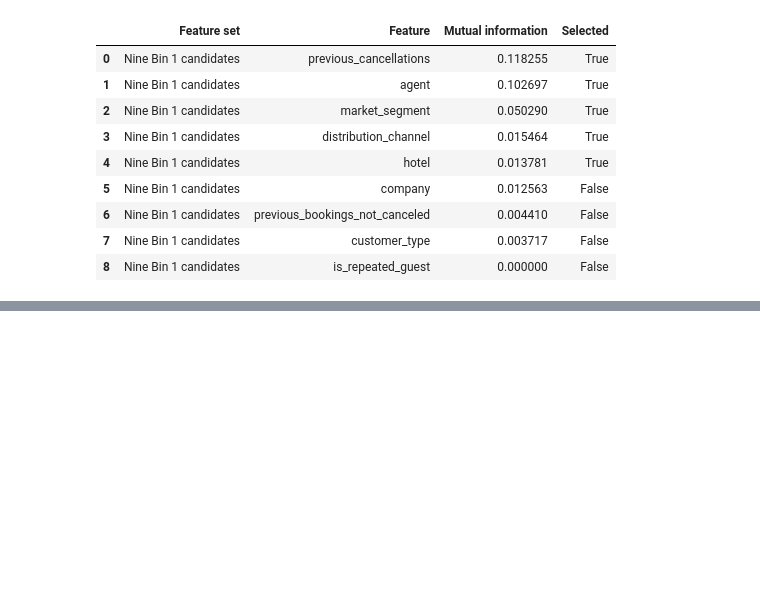
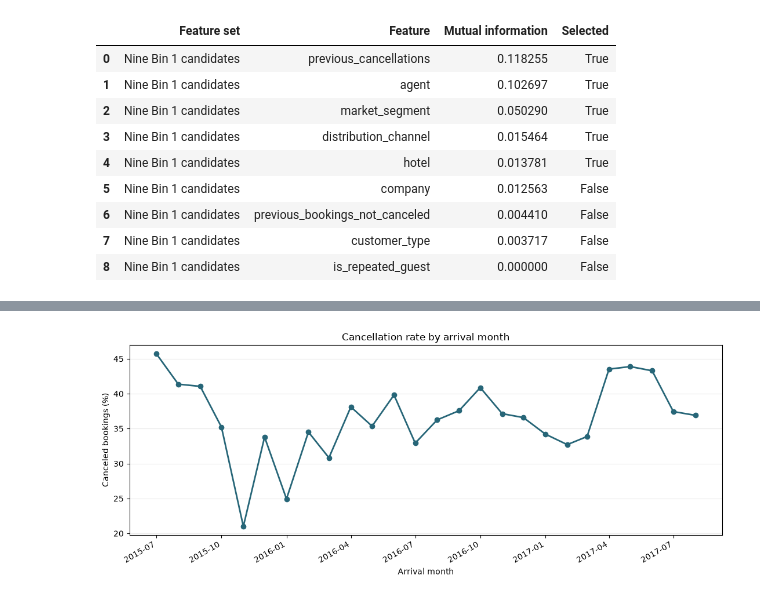
Before and after one commit to Nitishvarma50/Hotel_booking_optimization, a Jupyter notebook: notebooks/02_EDA.ipynb, the cells around one changed output, grey strips where cells are left out. Cells and saved outputs as stored; diff of their text form; code cells hidden in the pictures; blank space fills up the shorter version.

Commit message:
Update EDA and booking optimization artifacts
Co-authored-by: Copilot <223556219+Copilot@users.noreply.github.com>

```diff
--- a/notebooks/02_EDA.ipynb
+++ b/notebooks/02_EDA.ipynb
@@ -158,0 +163,15 @@ Selected features: ['previous_cancellations', 'agent', 'market_segment', 'distri
+# %%
+import matplotlib.pyplot as plt
+import numpy as np
+
+# Monthly cancellation rate across the approved filtered population.
+monthly = prepared_df.assign(month=prepared_df["arrival_date"].dt.to_period("M").dt.to_timestamp()).groupby("month")[features.TARGET].mean()
+fig, ax = plt.subplots(figsize=(11, 4.5))
+ax.plot(monthly.index, monthly.values * 100, marker="o", linewidth=2, color="#276678")
+ax.set(title="Cancellation rate by arrival month", xlabel="Arrival month", ylabel="Canceled bookings (%)")
+ax.grid(axis="y", alpha=0.25)
+fig.autofmt_xdate()
+plt.tight_layout()
+plt.show()
+# %% [output]
+[figure, added]
```
Also changed, not shown: parts of 5 cells of this notebook, 9 other files.
